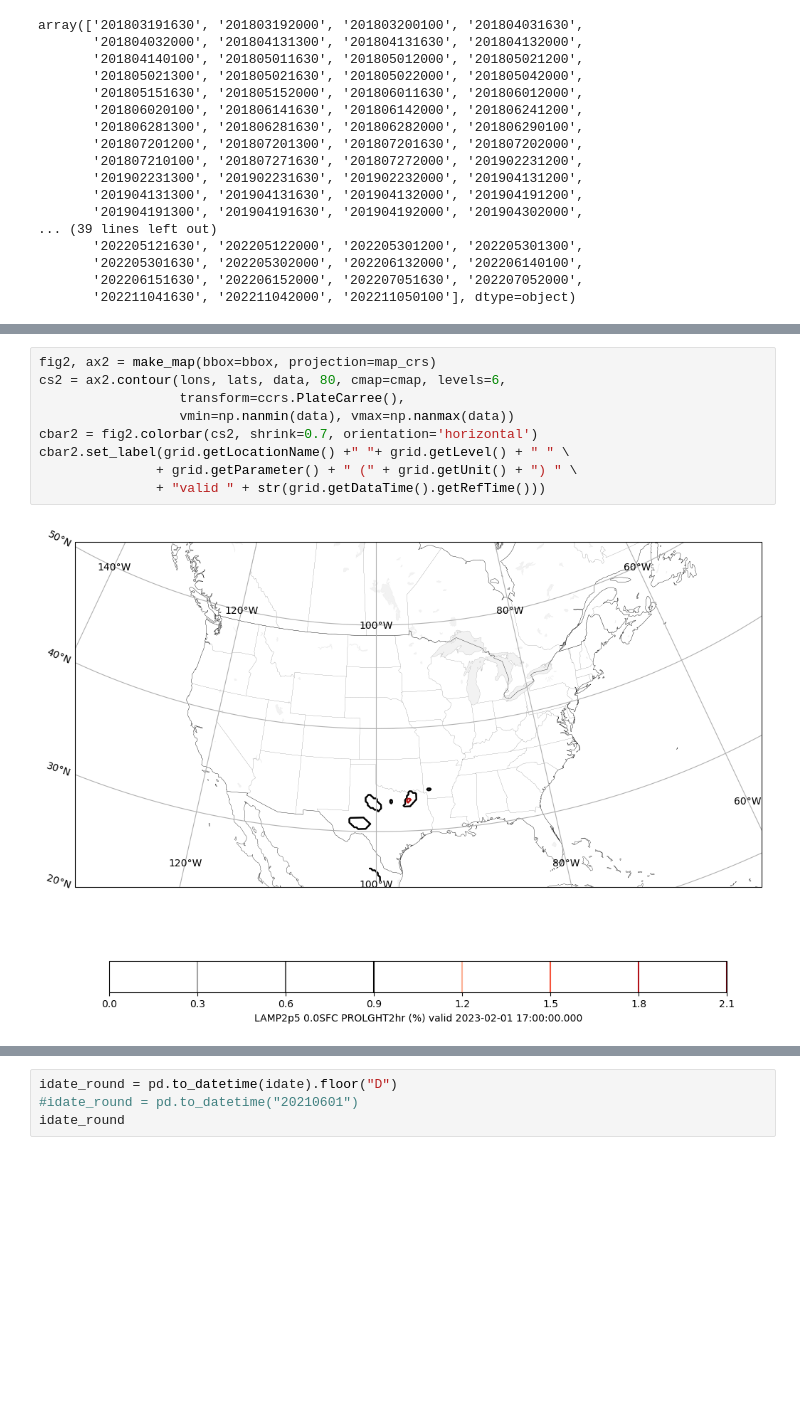
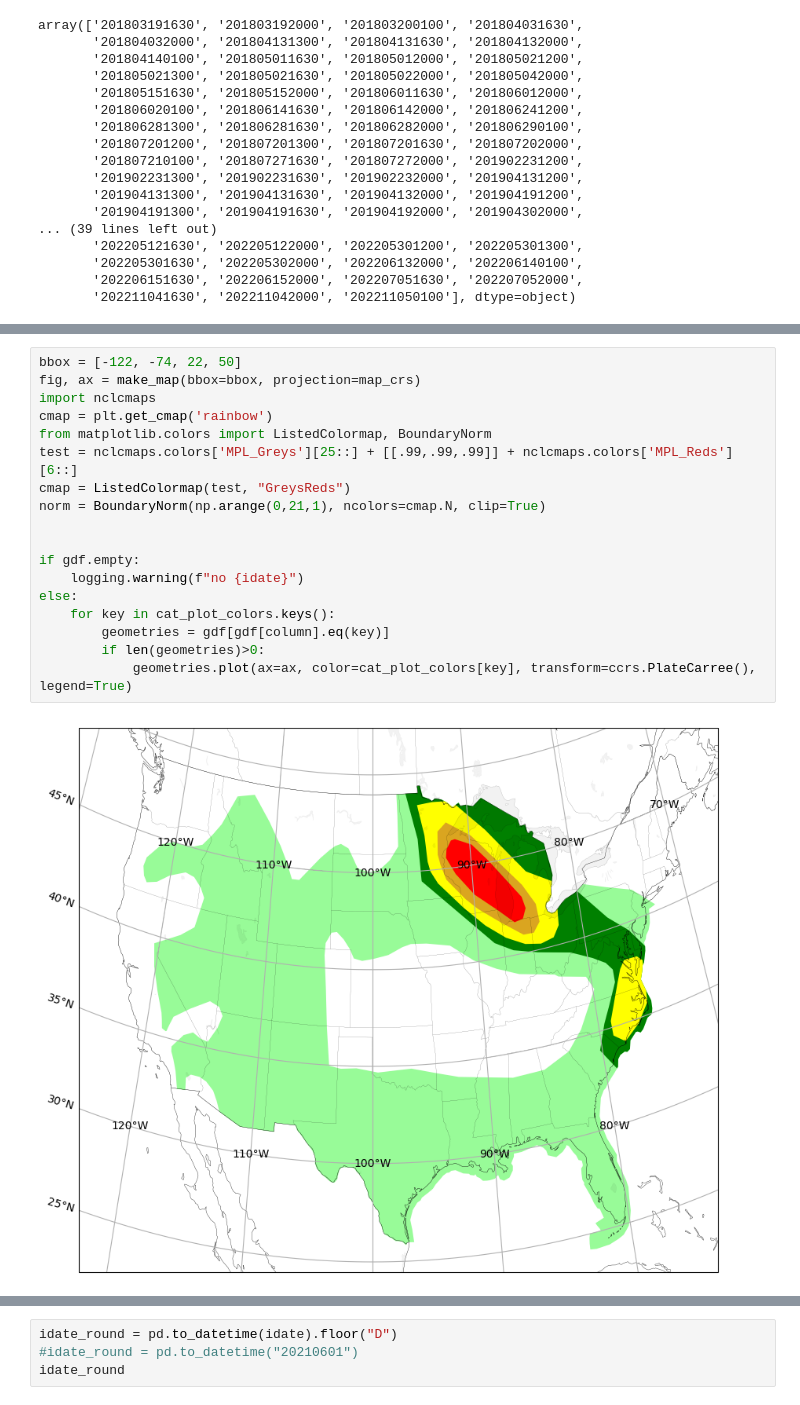
Before and after one commit to ahijevyc/machine-learning, a Jupyter notebook: lightning_prob.ipynb, the cells around one changed output, grey strips where cells are left out. Saved outputs shown, nothing was run; the diff lists cells and outputs as text; blank space fills up the shorter version.

```diff
--- a/lightning_prob.ipynb
+++ b/lightning_prob.ipynb
@@ -176,11 +109,20 @@ cbar.set_label(grid.getLocationName() +" "+ grid.getLevel() + " " \
-# %%
-fig2, ax2 = make_map(bbox=bbox, projection=map_crs)
-cs2 = ax2.contour(lons, lats, data, 80, cmap=cmap, levels=6,
-                  transform=ccrs.PlateCarree(),
-                  vmin=np.nanmin(data), vmax=np.nanmax(data))
-cbar2 = fig2.colorbar(cs2, shrink=0.7, orientation='horizontal')
-cbar2.set_label(grid.getLocationName() +" "+ grid.getLevel() + " " \
-               + grid.getParameter() + " (" + grid.getUnit() + ") " \
-               + "valid " + str(grid.getDataTime().getRefTime()))
-# %% [output]
-[figure, removed]
+# %%
+bbox = [-122, -74, 22, 50]
+fig, ax = make_map(bbox=bbox, projection=map_crs)
+import nclcmaps
+cmap = plt.get_cmap('rainbow')
+from matplotlib.colors import ListedColormap, BoundaryNorm
+test = nclcmaps.colors['MPL_Greys'][25::] + [[.99,.99,.99]] + nclcmaps.colors['MPL_Reds'][6::]
+cmap = ListedColormap(test, "GreysReds")
+norm = BoundaryNorm(np.arange(0,21,1), ncolors=cmap.N, clip=True)
+
+
+if gdf.empty:
+    logging.warning(f"no {idate}")
+else:
+    for key in cat_plot_colors.keys():
+        geometries = gdf[gdf[column].eq(key)]
+        if len(geometries)>0:
+            geometries.plot(ax=ax, color=cat_plot_colors[key], transform=ccrs.PlateCarree(), legend=True)
+# %% [output]
+[figure, new version]
```
Also changed, not shown: parts of 24 cells of this notebook, 4 other files.
